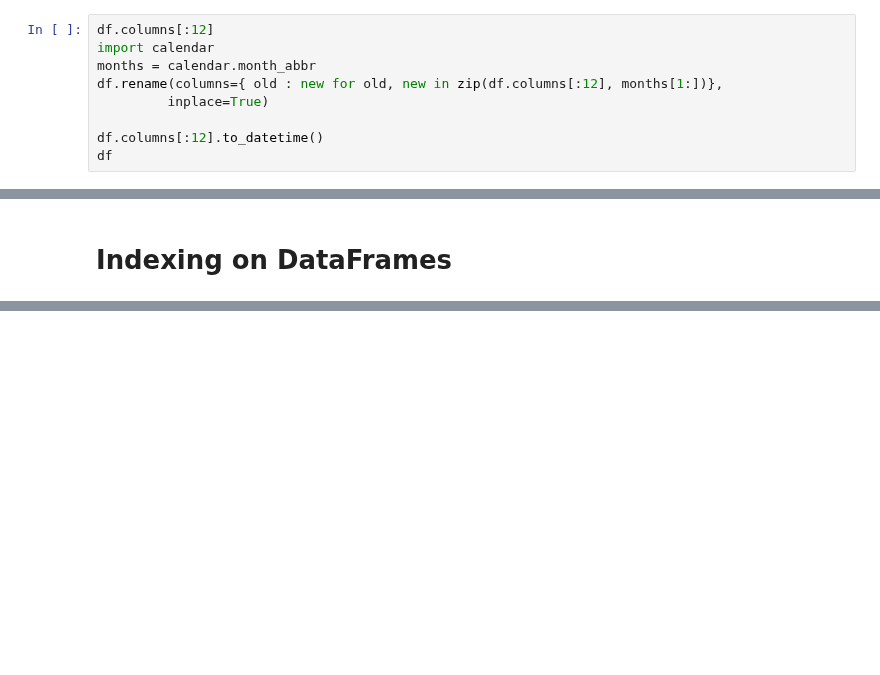
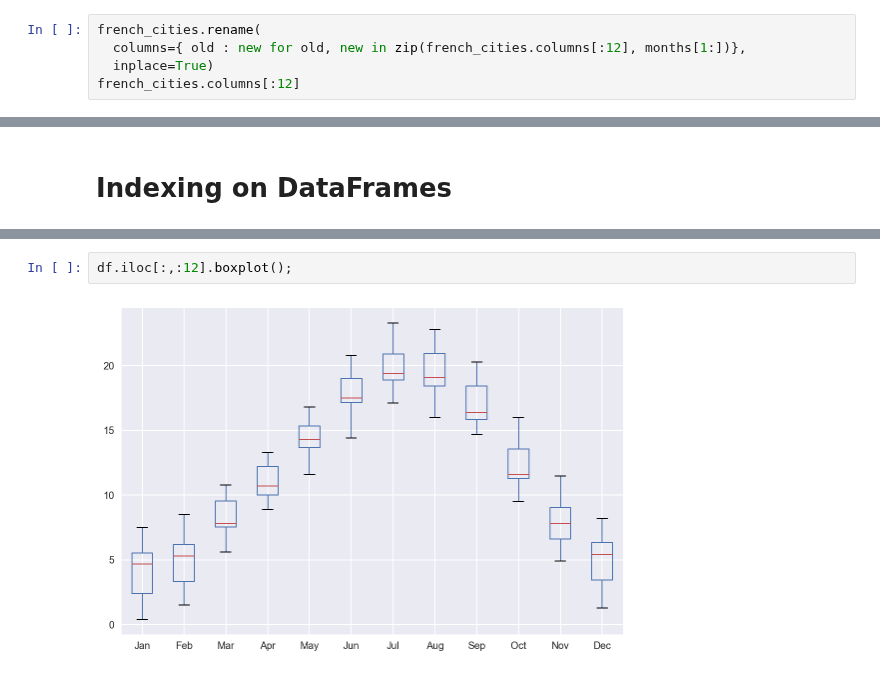
Before and after one commit to pnavaro/math-python, a Jupyter notebook: 14.Pandas.ipynb, the cells around one changed output, grey strips where cells are left out. Cells and saved outputs as stored; diff of their text form; blank space fills up the shorter version.

```diff
--- a/14.Pandas.ipynb
+++ b/14.Pandas.ipynb
@@ -365,10 +393,6 @@ adjust_text(texts, x, y);
 # %%
-df.columns[:12]
-import calendar
-months = calendar.month_abbr
-df.rename(columns={ old : new for old, new in zip(df.columns[:12], months[1:])},
-         inplace=True)
-
-df.columns[:12].to_datetime()
-df
+french_cities.rename(
+  columns={ old : new for old, new in zip(french_cities.columns[:12], months[1:])},
+  inplace=True)
+french_cities.columns[:12]
 # %% [output]
@@ -538,0 +635,4 @@ Name: mean temp, Length: 132, dtype: float64
+# %%
+df.iloc[:,:12].boxplot();
+# %% [output]
+[figure, added]
```
Also changed, not shown: parts of 66 cells of this notebook, 1 other file.
